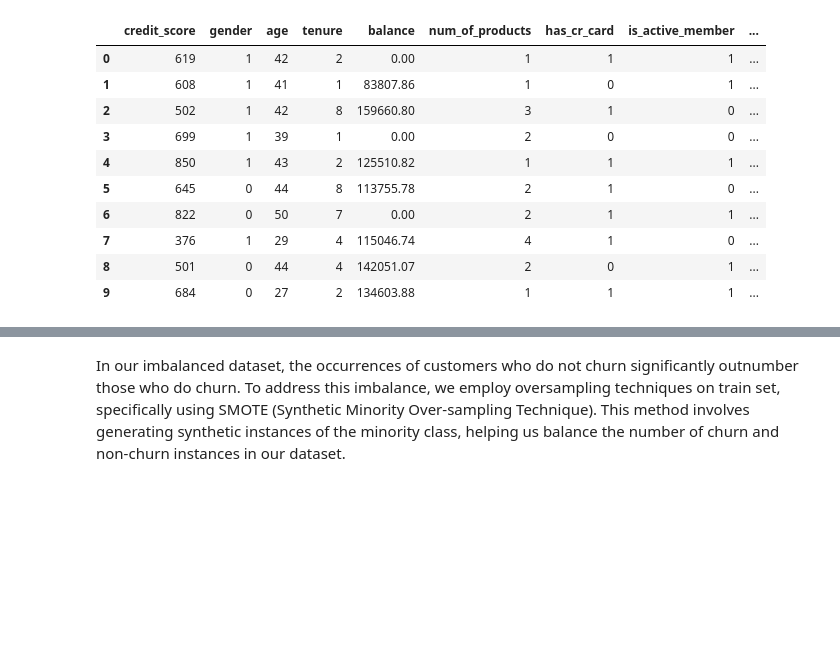
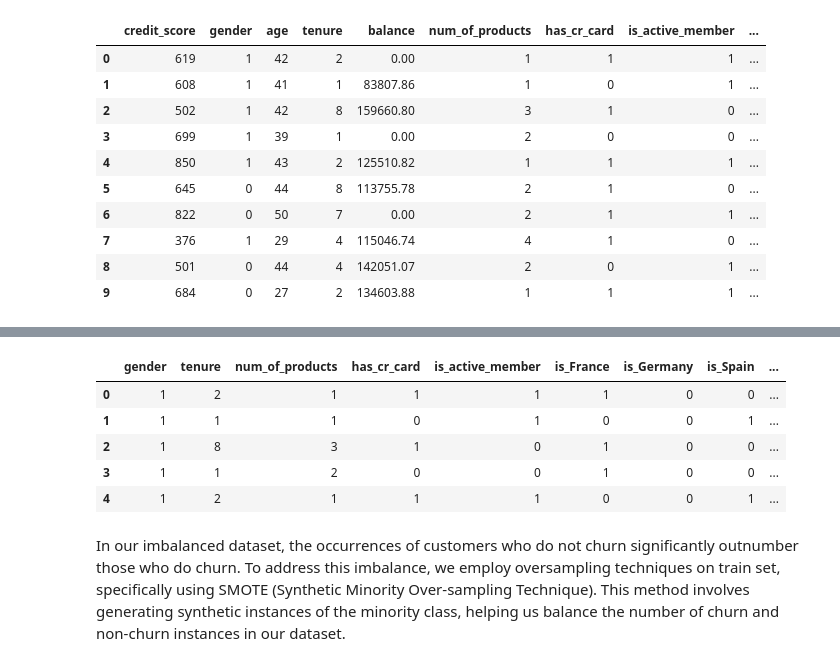
Before and after one commit to mus514/Bank-customer-churn, a Jupyter notebook: churm_project.ipynb, the cells around one changed output, grey strips where cells are left out. Cells and saved outputs as stored; diff of their text form; code cells hidden in the pictures; blank space fills up the shorter version.

```diff
--- a/churm_project.ipynb
+++ b/churm_project.ipynb
@@ -428,3 +492,18 @@ df.head(10)
+# %%
+#--------------------------------------------
+# Constract the final df
+#--------------------------------------------
+# std_scaler = StandardScaler()
+# numeric_df = std_scaler.fit_transform(numeric_df)
+df = pd.concat([df, pd.DataFrame(numeric_df, columns=['PC1', 'PC2'])], axis=1)
+df.head(5)
+# %% [output]
+|  | gender | tenure | num_of_products | has_cr_card | is_active_member | is_France | is_Germany | is_Spain | ... |
+| 0 | 1 | 2 | 1 | 1 | 1 | 1 | 0 | 0 | ... |
+| 1 | 1 | 1 | 1 | 0 | 1 | 0 | 0 | 1 | ... |
+| 2 | 1 | 8 | 3 | 1 | 0 | 1 | 0 | 0 | ... |
+| 3 | 1 | 1 | 2 | 0 | 0 | 1 | 0 | 0 | ... |
+| 4 | 1 | 2 | 1 | 1 | 1 | 0 | 0 | 1 | ... |
 # %%
 #--------------------------------------------
 # Split the data to train and test
```
Also changed, not shown: parts of 29 cells of this notebook.
